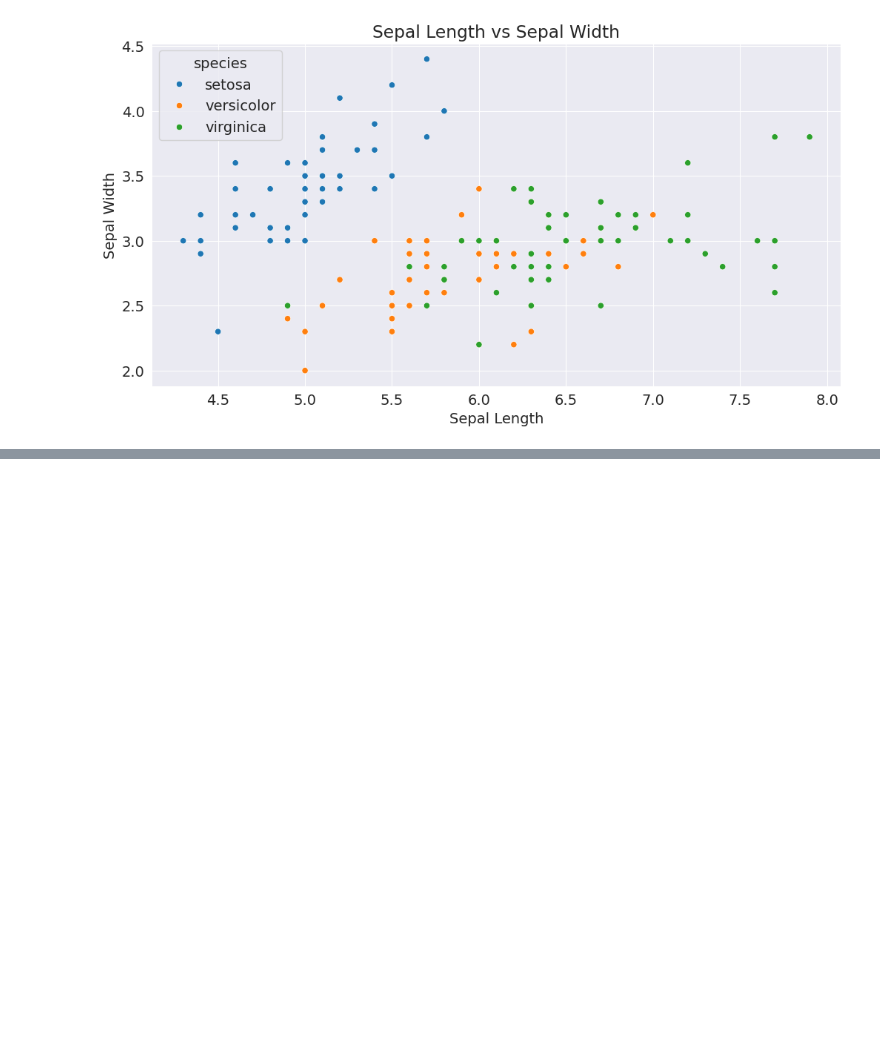
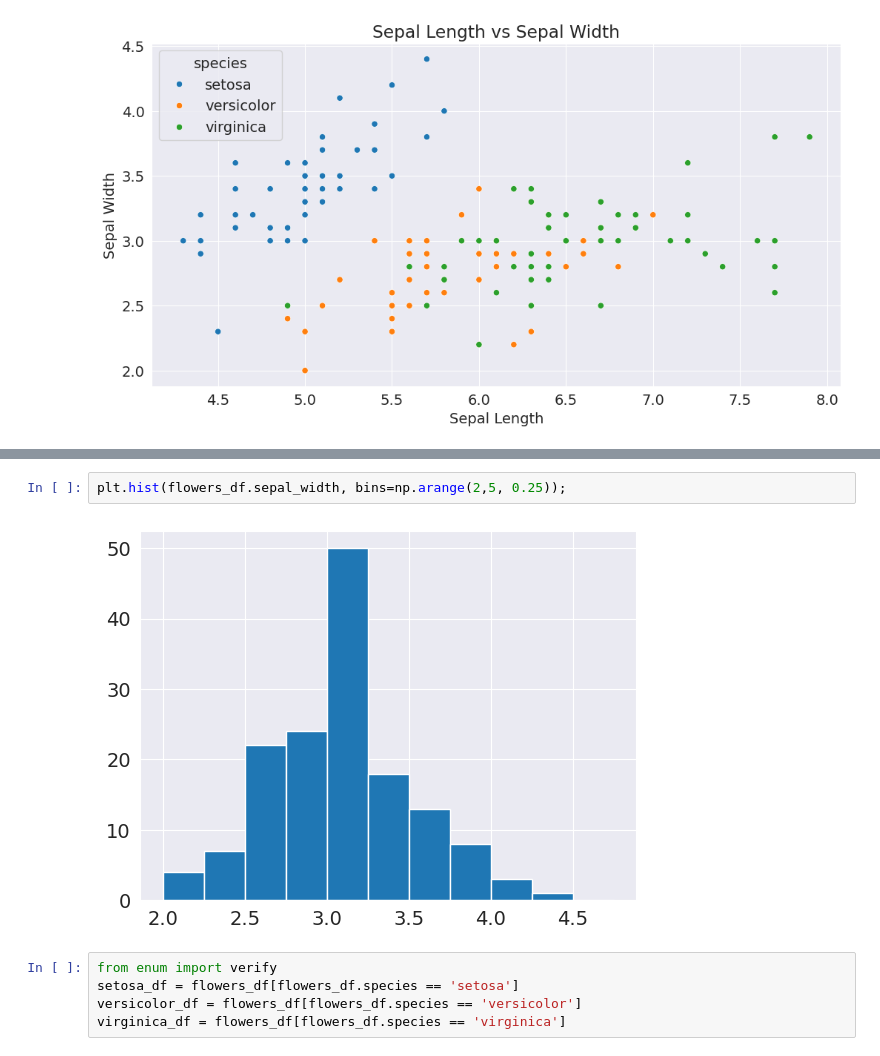
Before and after one commit to pramodreddypandiri/DA, a Jupyter notebook: DA.ipynb, the cells around one changed output, grey strips where cells are left out. Drawn from its saved outputs; the diff is of its cells as text; blank space fills up the shorter version.

```diff
--- a/DA.ipynb
+++ b/DA.ipynb
@@ -144,0 +154,9 @@ sns.scatterplot(x='sepal_length', y='sepal_width',hue='species', data=flowers_df
+# %%
+plt.hist(flowers_df.sepal_width, bins=np.arange(2,5, 0.25));
+# %% [output]
+[figure, added]
+# %%
+from enum import verify
+setosa_df = flowers_df[flowers_df.species == 'setosa']
+versicolor_df = flowers_df[flowers_df.species == 'versicolor']
+virginica_df = flowers_df[flowers_df.species == 'virginica']
```
Also changed, not shown: parts of 3 cells of this notebook.
